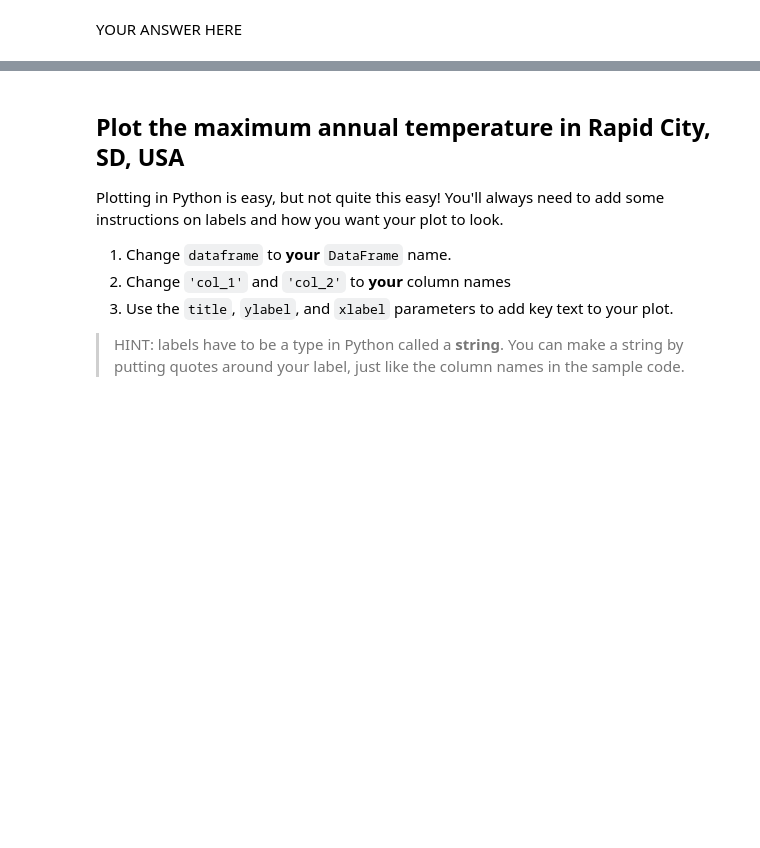
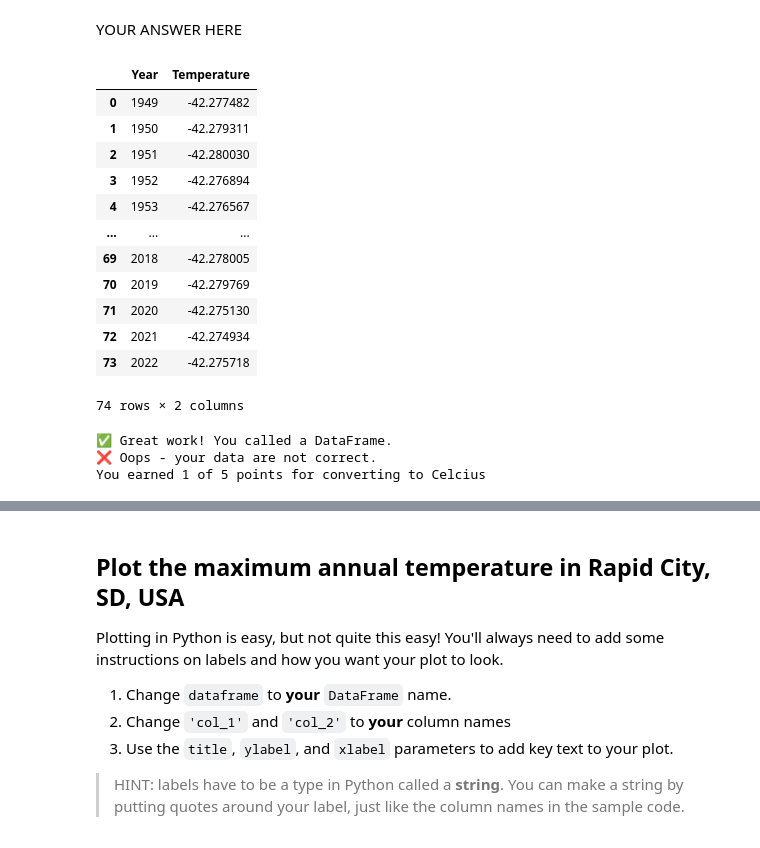
Before and after one commit to kahalama/get-started-with-reproducible-science-kahalama-1, a Jupyter notebook: Get Started with Open Reproducible Science.ipynb, the cells around one changed output, grey strips where cells are left out. Cells and saved outputs as stored; diff of their text form; code cells hidden in the pictures; blank space fills up the shorter version.

Commit message:
stuck at convert to celcius

```diff
--- a/Get Started with Open Reproducible Science.ipynb
+++ b/Get Started with Open Reproducible Science.ipynb
@@ -293,8 +334,22 @@ YOUR ANSWER HERE
 YOUR ANSWER HERE
 # %%
 #convert to celcius
-dataframe.iloc[:,1] = dataframe.iloc[:,1] - 32 * 5 / 9
-dataframe
+max_av_temp_df.iloc[:,1] = (max_av_temp_df.iloc[:,1] - 32) * 5 / 9
+max_av_temp_df
+# %% [output]
+|  | Year | Temperature |
+| 0 | 1949 | -42.277482 |
+| 1 | 1950 | -42.279311 |
+| 2 | 1951 | -42.280030 |
+| 3 | 1952 | -42.276894 |
+| 4 | 1953 | -42.276567 |
+| ... | ... | ... |
+| 69 | 2018 | -42.278005 |
+| 70 | 2019 | -42.279769 |
+| 71 | 2020 | -42.275130 |
+| 72 | 2021 | -42.274934 |
+| 73 | 2022 | -42.275718 |
+74 rows × 2 columns
 # %%
 # DO NOT MODIFY THIS TEST CELL
 tmax_df_resp = _
@@ -307,12 +362,16 @@ else:
     print('\u274C Oops - make sure to call your DataFrame for testing.')
 
 summary = [round(val, 2) for val in tmax_df_resp.mean().values]
-if summary == [1985.5, 58.89, 14.94]:
+if summary == [1985.5, 15.02]:
     points += 4
     print('\u2705 Great work! You correctly converted to Celcius.')
 else:
     print('\u274C Oops - your data are not correct.')
 print('You earned {} of 5 points for converting to Celcius'.format(points))
+# %% [output]
+✅ Great work! You called a DataFrame.
+❌ Oops - your data are not correct.
+You earned 1 of 5 points for converting to Celcius
 # %% [markdown]
 <img src="https://static.thenounproject.com/png/3842781-200.png" width=20 style="float: left; padding: 3px" /> Want an **EXTRA CHALLENGE**?
   1. As you did above, rewrite the code to be more expressive
```
Also changed, not shown: parts of 8 cells of this notebook.
